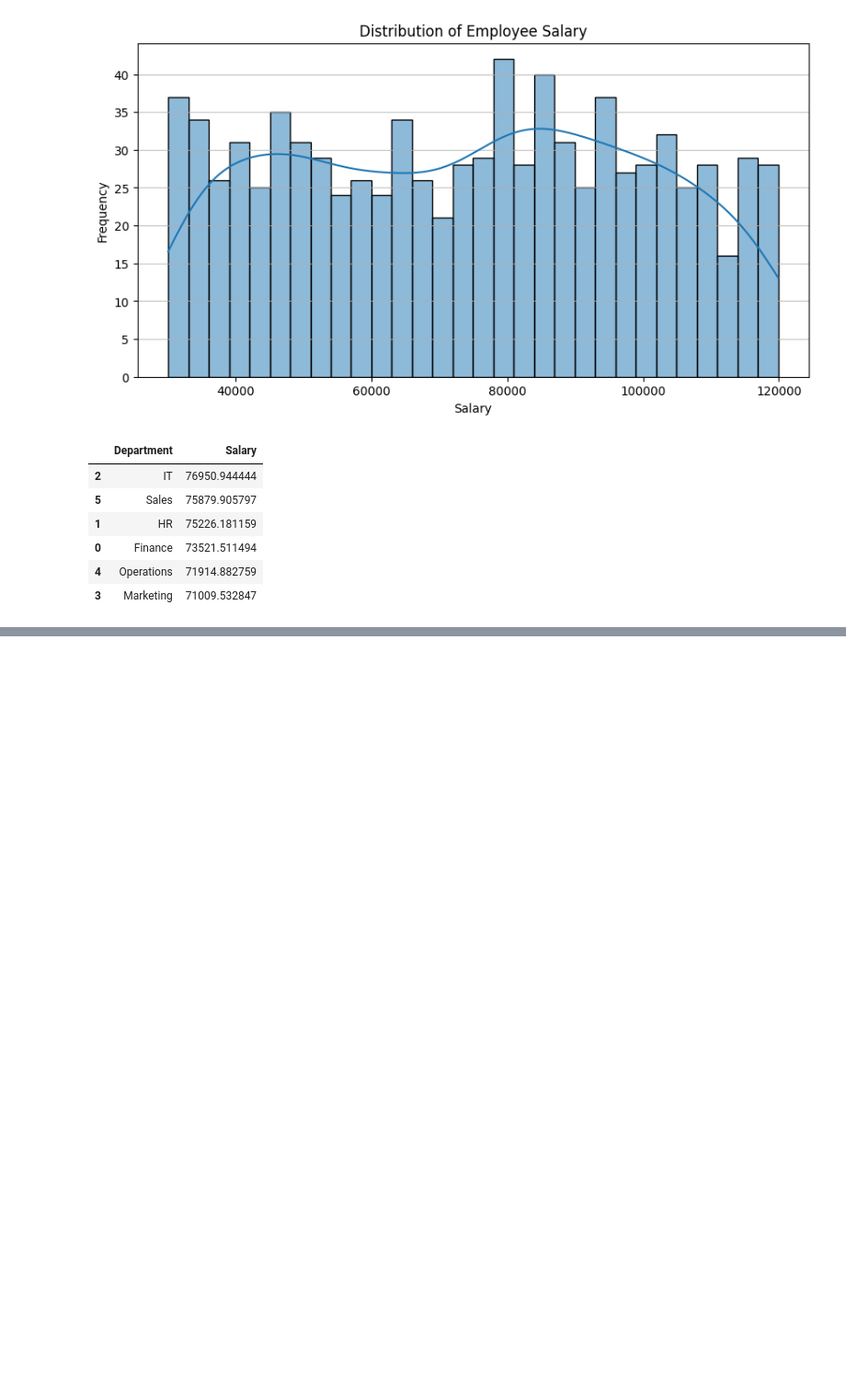
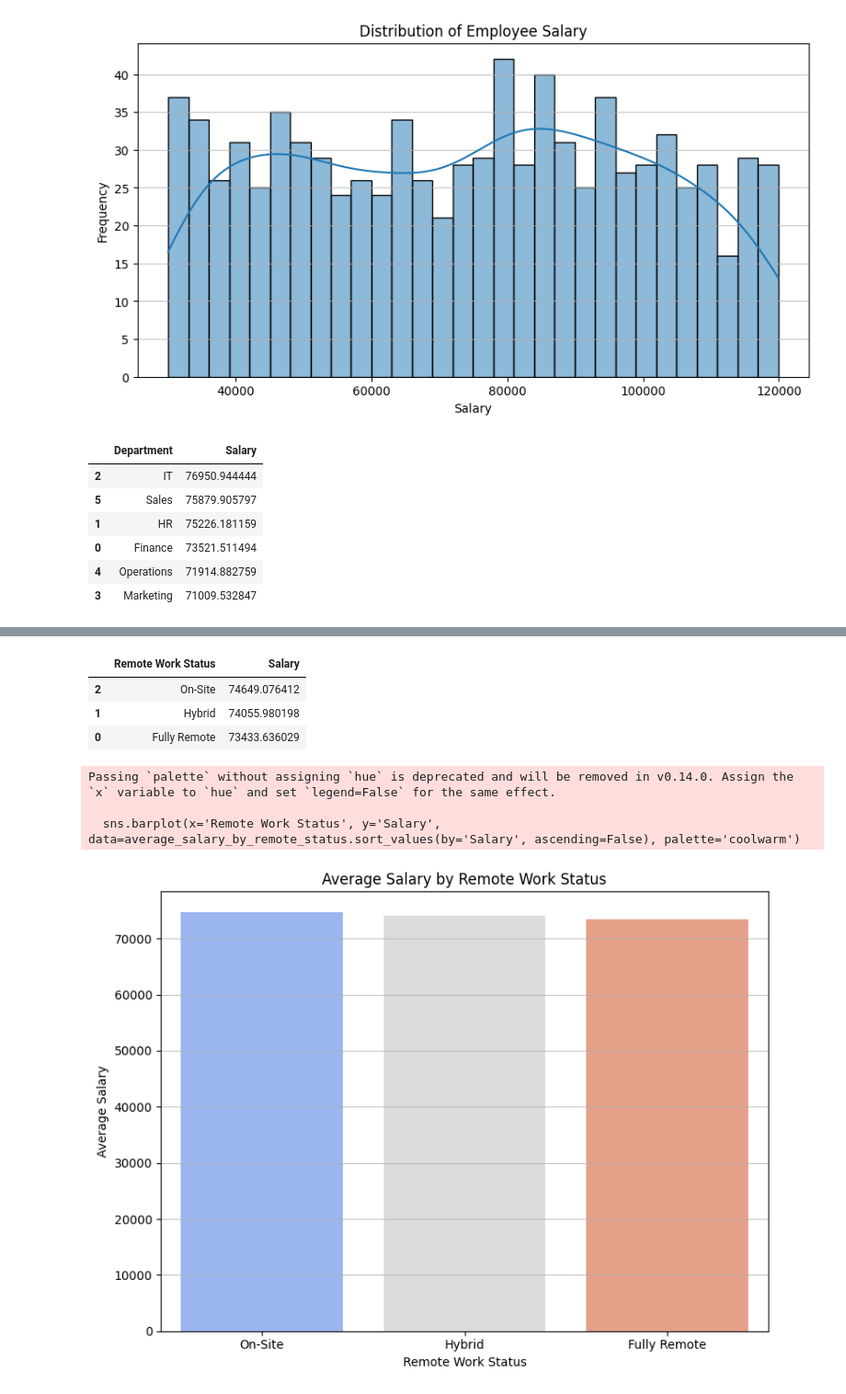
Before and after one commit to IanWach/LuxDevTraining, a Jupyter notebook: Class_practice.ipynb, the cells around one changed output, grey strips where cells are left out. Shown at 92% size. Cells and saved outputs as stored; diff of their text form; code cells hidden in the pictures; blank space fills up the shorter version.

```diff
--- a/Class_practice.ipynb
+++ b/Class_practice.ipynb
@@ -101 +87,35 @@ Passing `palette` without assigning `hue` is deprecated and will be removed in v
 [figure]
+# %%
+# Group the DataFrame by 'Remote Work Status' and calculate the mean 'Salary' for each status
+# .reset_index() converts the grouped result back into a DataFrame
+average_salary_by_remote_status = df.groupby('Remote Work Status')['Salary'].mean().reset_index()
+# Display the resulting DataFrame, sorted by 'Salary' in descending order
+display(average_salary_by_remote_status.sort_values(by='Salary', ascending=False))
+# %% [output]
+|  | Remote Work Status | Salary |
+| 2 | On-Site | 74649.076412 |
+| 1 | Hybrid | 74055.980198 |
+| 0 | Fully Remote | 73433.636029 |
+# %%
+# Create a new figure for the bar chart with a specified size
+plt.figure(figsize=(8, 6))
+# Create a bar plot to visualize the average salary by remote work status
+# The data is sorted by 'Salary' for clear comparison
+sns.barplot(x='Remote Work Status', y='Salary', data=average_salary_by_remote_status.sort_values(by='Salary', ascending=False), palette='coolwarm', hue='Remote Work Status', legend=False)
+# Set the title of the plot
+plt.title('Average Salary by Remote Work Status')
+# Label the x-axis
+plt.xlabel('Remote Work Status')
+# Label the y-axis
+plt.ylabel('Average Salary')
+# Add a grid to the y-axis for readability
+plt.grid(axis='y', alpha=0.75)
+# Adjust layout to prevent labels from overlapping
+plt.tight_layout()
+# Display the plot
+plt.show()
+# %% [output]
+Passing `palette` without assigning `hue` is deprecated and will be removed in v0.14.0. Assign the `x` variable to `hue` and set `legend=False` for the same effect.
+
+  sns.barplot(x='Remote Work Status', y='Salary', data=average_salary_by_remote_status.sort_values(by='Salary', ascending=False), palette='coolwarm')
+[figure, added]
```
Also changed, not shown: parts of 3 cells of this notebook.
